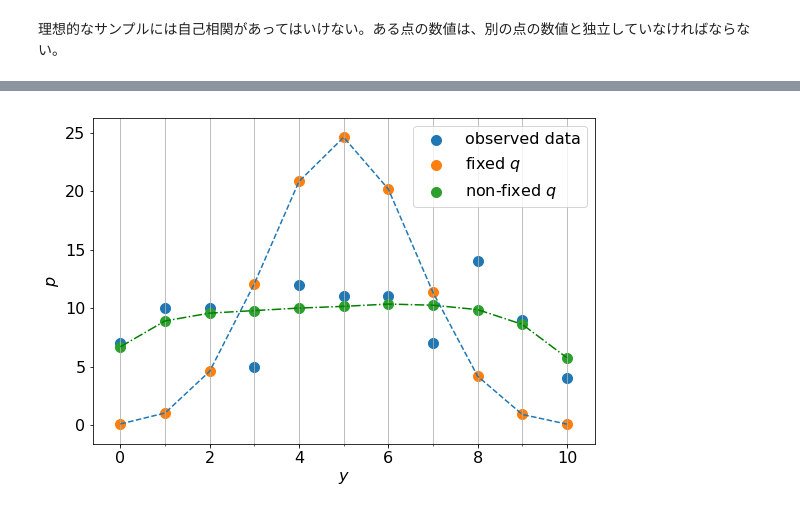
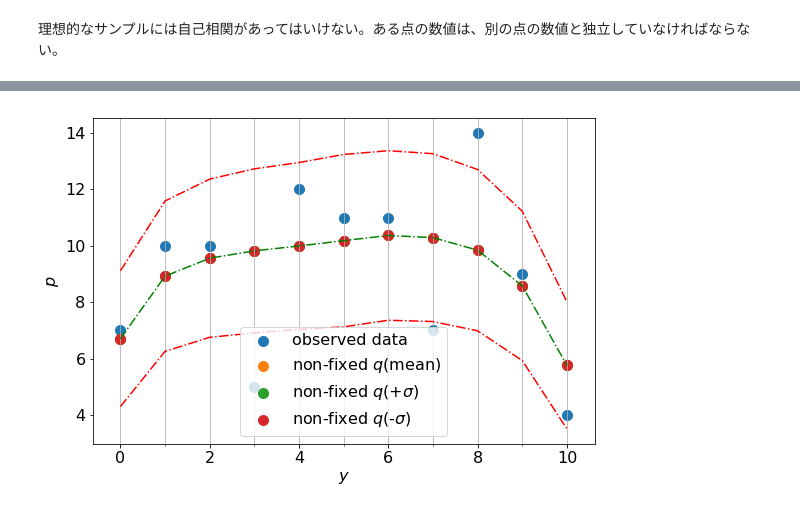
Before and after one commit to seiya-kumada/cct_blog, a Jupyter notebook: pymc3/sample_0.ipynb, the cells around one changed output, grey strips where cells are left out. Saved outputs shown, nothing was run; the diff lists cells and outputs as text; code cells hidden in the pictures.

```diff
--- a/pymc3/sample_0.ipynb
+++ b/pymc3/sample_0.ipynb
@@ -191,27 +191,36 @@ y_posterior = posterior['y']
 pred_ys = np.empty((sample_size, bins))
 for i, k in enumerate(y_posterior):
     pred_ys[i] = np.histogram(k, bins)[0]
-
-# 平均をとる。
-pred_ys = pred_ys.mean(axis=0)
+# %%
+# 平均をとる。
+pred_mean = pred_ys.mean(axis=0)
+
+# 標準偏差を計算する。
+pred_std = pred_ys.std(axis=0)
 # %%
 #  描画する。
 plt.figure(figsize=(9,6))
 plt.rcParams['font.size'] = 16
 plt.scatter(xs, histo_ys, s=100, label='observed data')
 
-plt.plot(xs, binom_ys, ls='--')
-plt.scatter(xs, binom_ys, s=100, label='fixed $q$')
+# plt.plot(xs, binom_ys, ls='--')
+# plt.scatter(xs, binom_ys, s=100, label='fixed $q$')
 
 plt.xlabel('$y$')
 plt.ylabel('$p$')
 
-plt.plot(xs, pred_ys, ls='-.', c='g')
-plt.scatter(xs, pred_ys, s=100, label='non-fixed $q$')
+plt.plot(xs, pred_mean, ls='-.', c='g')
+plt.scatter(xs, pred_mean, s=100, label='non-fixed $q$(mean)')
+
+plt.plot(xs, pred_mean + pred_std, ls='-.', c='r')
+plt.scatter(xs, pred_mean, s=100, label='non-fixed $q$(+$\sigma$)')
+
+plt.plot(xs, pred_mean - pred_std, ls='-.', c='r')
+plt.scatter(xs, pred_mean, s=100, label='non-fixed $q$(-$\sigma$)')
 
 plt.gca().xaxis.set_minor_locator(tick.MultipleLocator(1))
 plt.grid(which='minor')
 plt.legend(loc='best')
 plt.show()
 # %% [output]
-[figure, old version]
+[figure, new version]
```
Also changed, not shown: parts of 6 cells of this notebook.
